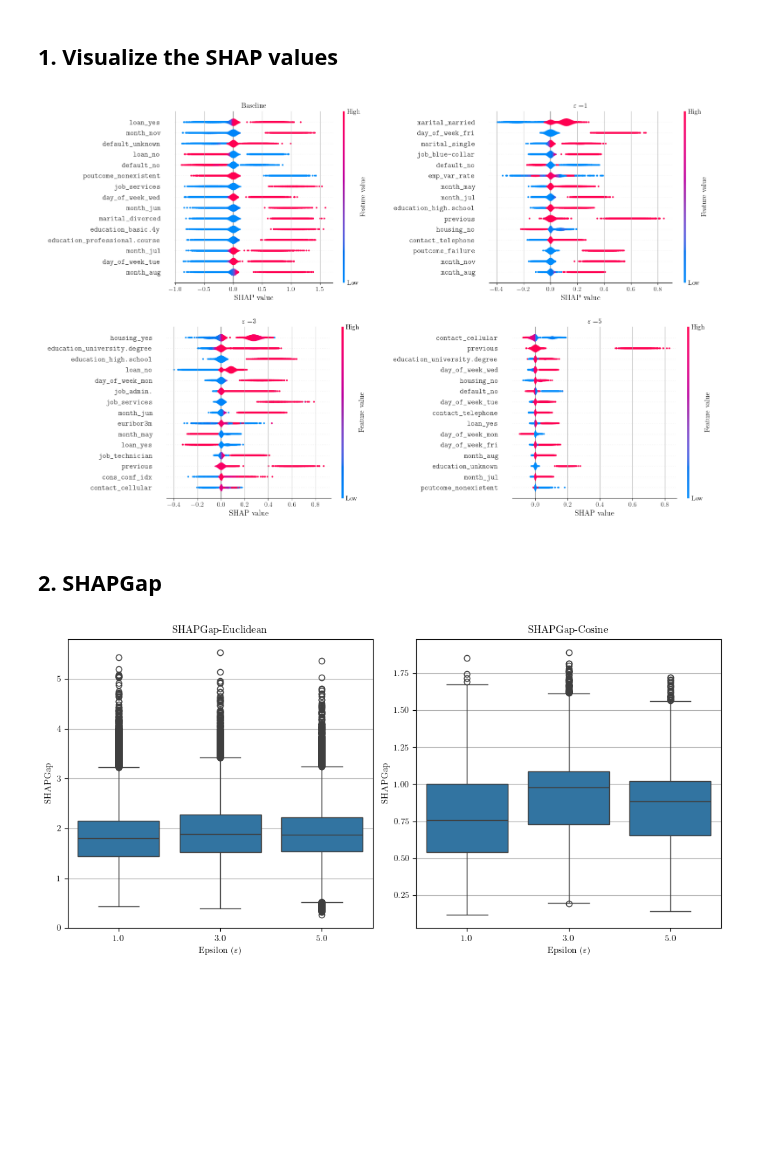
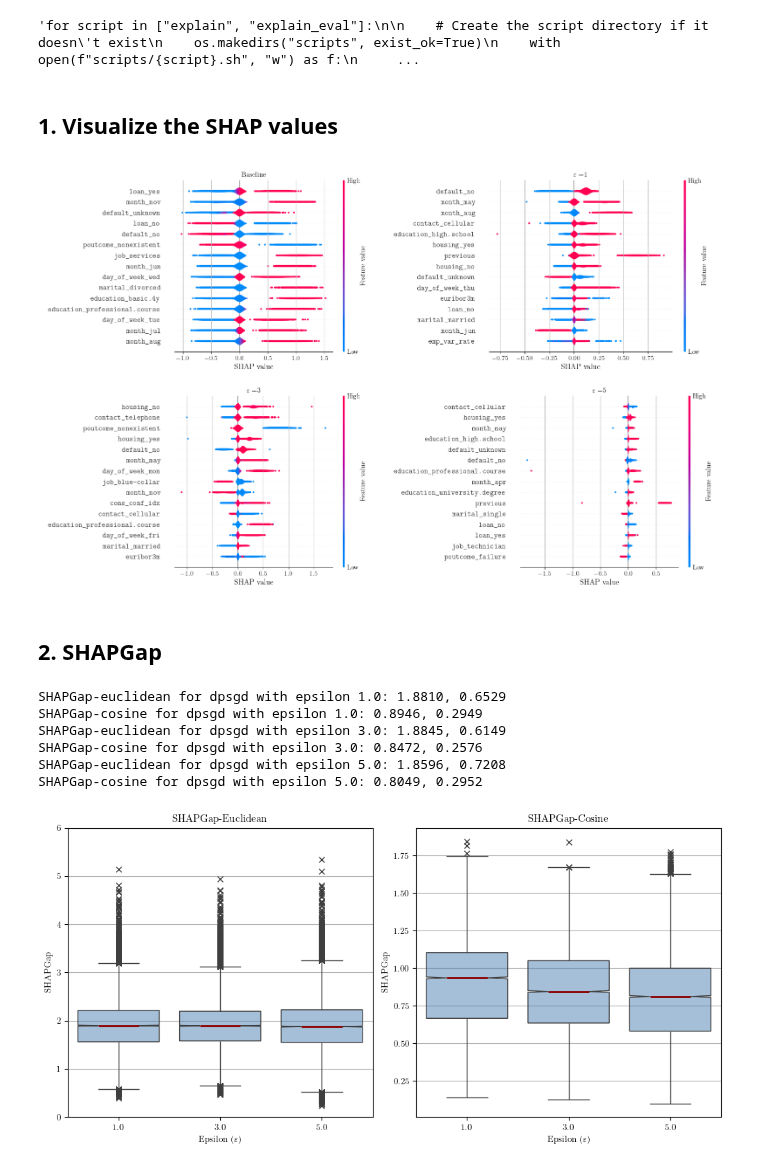
Before and after one commit to trinhkieuha/dp-shap-anomaly-detection, a Jupyter notebook: notebooks/06_Explainability.ipynb, the cells around one changed output. Drawn from its saved outputs; the diff is of its cells as text; code cells hidden in the pictures; blank space fills up the shorter version.

```diff
--- a/notebooks/06_Explainability.ipynb
+++ b/notebooks/06_Explainability.ipynb
@@ -32,7 +36,7 @@ metric = "AUC"
 x_size = 12000
 explain_size = 500
 
-for script in ["explain", "explain_eval"]:
+"""for script in ["explain", "explain_eval"]:
 
     # Create the script directory if it doesn't exist
     os.makedirs("scripts", exist_ok=True)
@@ -53,7 +57,9 @@ for script in ["explain", "explain_eval"]:
             if model_type == "dpsgd":
                 txt += f' --model_type {model_type}'
             with open(f"scripts/{script}.sh", "a") as f:
-                f.write(txt + "\n")
+                f.write(txt + "\n")"""
+# %% [output]
+'for script in ["explain", "explain_eval"]:\n\n    # Create the script directory if it doesn\'t exist\n    os.makedirs("scripts", exist_ok=True)\n    with open(f"scripts/{script}.sh", "w") as f:\n     ...
 # %%
 shap_dict = {}
 
@@ -124,7 +130,7 @@ plt.tight_layout()
 plt.savefig(f"results/figures/shap_values.png", bbox_inches='tight', dpi=300)
 plt.show()
 # %% [output]
-[figure, old version]
+[figure, new version]
 # %% [markdown]
 ## 2. SHAPGap
 # %%
@@ -146,37 +152,48 @@ for (model_type, version, eps), explanation in shap_dict.items():
                 baseline_explanation_norm = normalize_shap(baseline_explanation, method="l2")
                 dpsgd_explanation_norm = normalize_shap(dpsgd_explanation, method="l2")
             gap = shap_gap(baseline_explanation, dpsgd_explanation, gap_type=gap_type)
+            print(f"SHAPGap-{gap_type} for {model_type} with epsilon {eps}: {np.mean(gap):.4f}, {np.std(gap):.4f}")
             records.append({
                 "epsilon": eps,
                 "gap_type": gap_type,
                 "shap_gap": gap
             })
 
 # Convert to DataFrame for seaborn
 df = pd.DataFrame(records)
 
 # Explode the 'shap_gap' column so that each list item becomes a row
 df_melted = df.explode("shap_gap").reset_index(drop=True)
 
 # Convert shapgap values to float (they may be stored as objects/strings)
 df_melted["shap_gap"] = df_melted["shap_gap"].astype(float)
 
 # Create subplots
 fig, axes = plt.subplots(1, 2, figsize=(10, 5))
 
 # Plot each gap type
 for i, gap_type in enumerate(["euclidean", "cosine"]):
-
-    sns.boxplot(data=df_melted[df_melted["gap_type"] == gap_type],
-                x="epsilon", y="shap_gap", ax=axes[i])
+    sns.boxplot(data=df_melted[df_melted["gap_type"] == gap_type], x="epsilon", y="shap_gap", ax=axes[i],
+                flierprops={"marker": "x"},
+                boxprops={"facecolor": (.3, .5, .7, .5)},
+                medianprops={"color": "darkred", "linewidth": 2},
+                notch=True, showcaps=True)
     axes[i].set_title(f"SHAPGap-{gap_type.capitalize()}")
     axes[i].set_xlabel(r"Epsilon ($\varepsilon$)")
     axes[i].set_ylabel("SHAPGap")
     axes[i].grid(axis='y')
+    if gap_type == "euclidean":
+        axes[i].set_ylim(0, 6)
 
 plt.tight_layout()
 plt.savefig(f"results/figures/shap_gap.png", bbox_inches='tight', dpi=300)
 plt.show()
 # %% [output]
+SHAPGap-euclidean for dpsgd with epsilon 1.0: 1.8810, 0.6529
+SHAPGap-cosine for dpsgd with epsilon 1.0: 0.8946, 0.2949
+SHAPGap-euclidean for dpsgd with epsilon 3.0: 1.8845, 0.6149
+SHAPGap-cosine for dpsgd with epsilon 3.0: 0.8472, 0.2576
+SHAPGap-euclidean for dpsgd with epsilon 5.0: 1.8596, 0.7208
+SHAPGap-cosine for dpsgd with epsilon 5.0: 0.8049, 0.2952
-[figure, old version]
+[figure, new version]
 # %%
```
Also changed, not shown: parts of 6 cells of this notebook, 23 other files.
